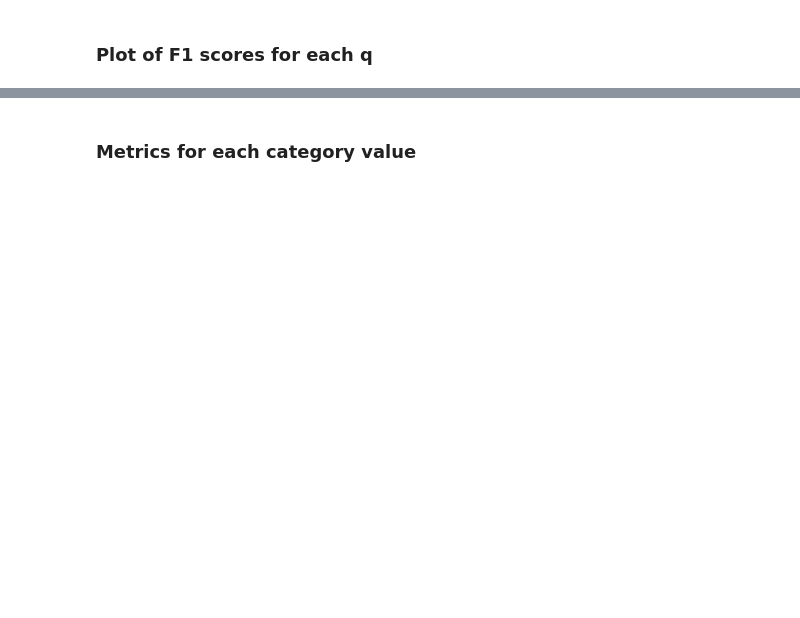
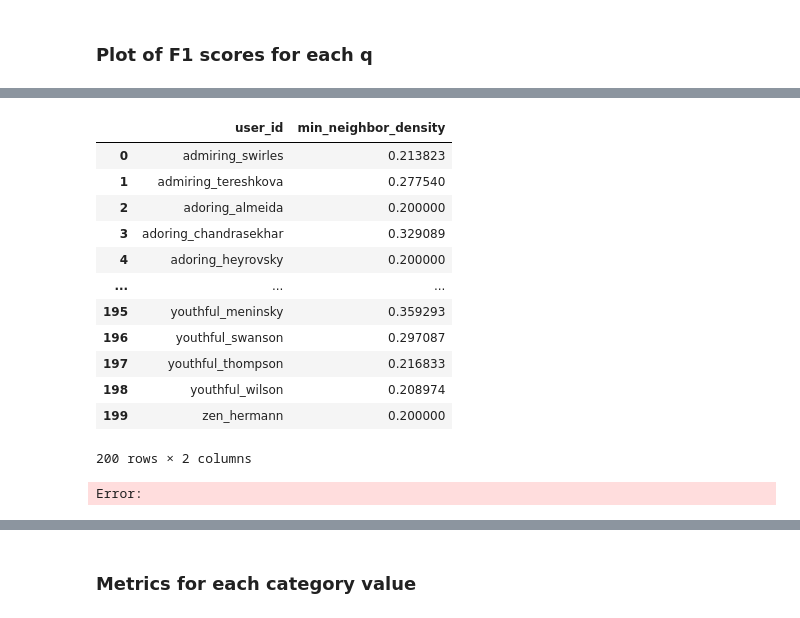
Before and after one commit to Watts-Lab/nomad, a Jupyter notebook: examples/research/visitation_join.ipynb, the cells around one changed output, grey strips where cells are left out. Cells and saved outputs as stored; diff of their text form; code cells hidden in the pictures; blank space fills up the shorter version.

```diff
--- a/examples/research/visitation_join.ipynb
+++ b/examples/research/visitation_join.ipynb
@@ -441,0 +818,20 @@ plot_metrics_boxplots(metrics_bootstrap_df, metrics, algo_order=algo_order, colo
+# %%
+average_min_distance
+# %% [output]
+|  | user_id | min_neighbor_density |
+| 0 | admiring_swirles | 0.213823 |
+| 1 | admiring_tereshkova | 0.277540 |
+| 2 | adoring_almeida | 0.200000 |
+| 3 | adoring_chandrasekhar | 0.329089 |
+| 4 | adoring_heyrovsky | 0.200000 |
+| ... | ... | ... |
+| 195 | youthful_meninsky | 0.359293 |
+| 196 | youthful_swanson | 0.297087 |
+| 197 | youthful_thompson | 0.216833 |
+| 198 | youthful_wilson | 0.208974 |
+| 199 | zen_hermann | 0.200000 |
+200 rows × 2 columns
+# %%
+average_degree_df = avg_degree_stats(sparse_df, dist_thresh=10, use_lon_lat=False, traj_cols=traj_cols)
+# %% [output]
+Error:
```
Also changed, not shown: parts of 29 cells of this notebook, 4 other files.
